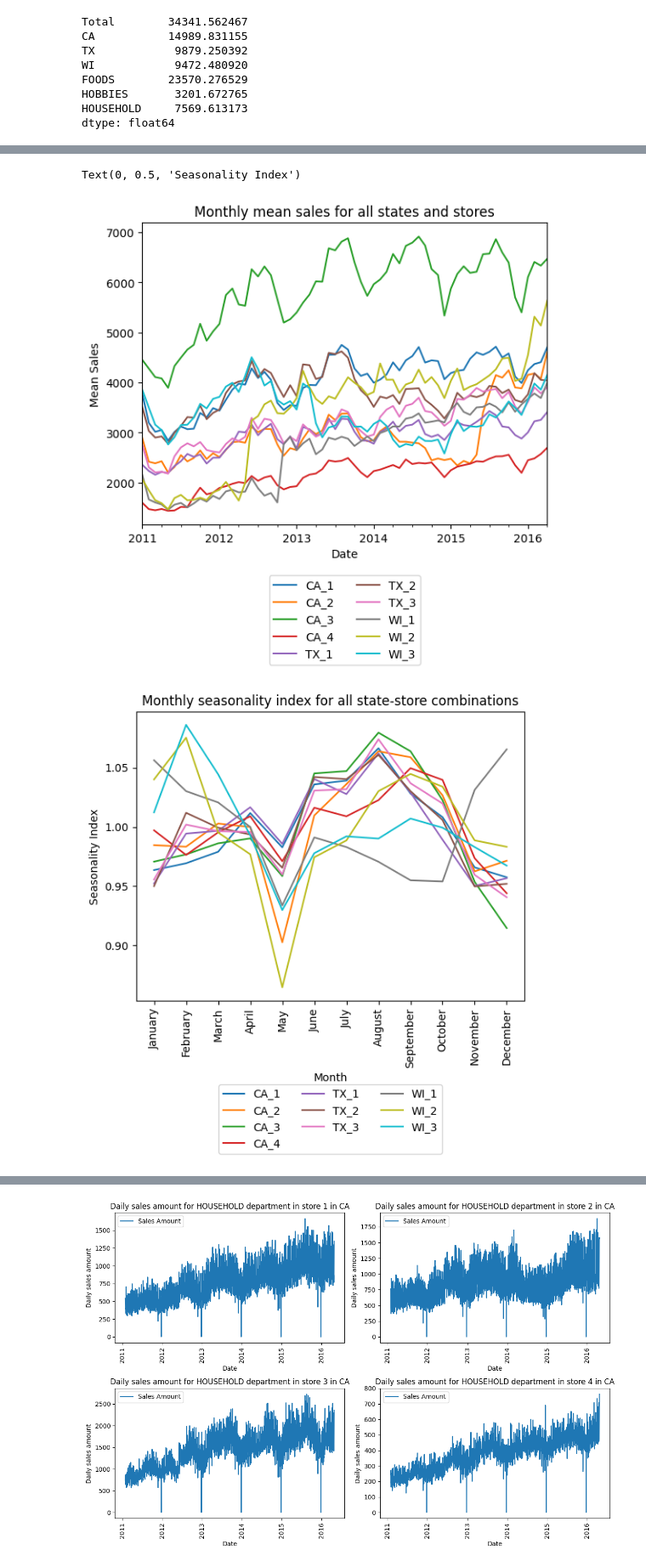
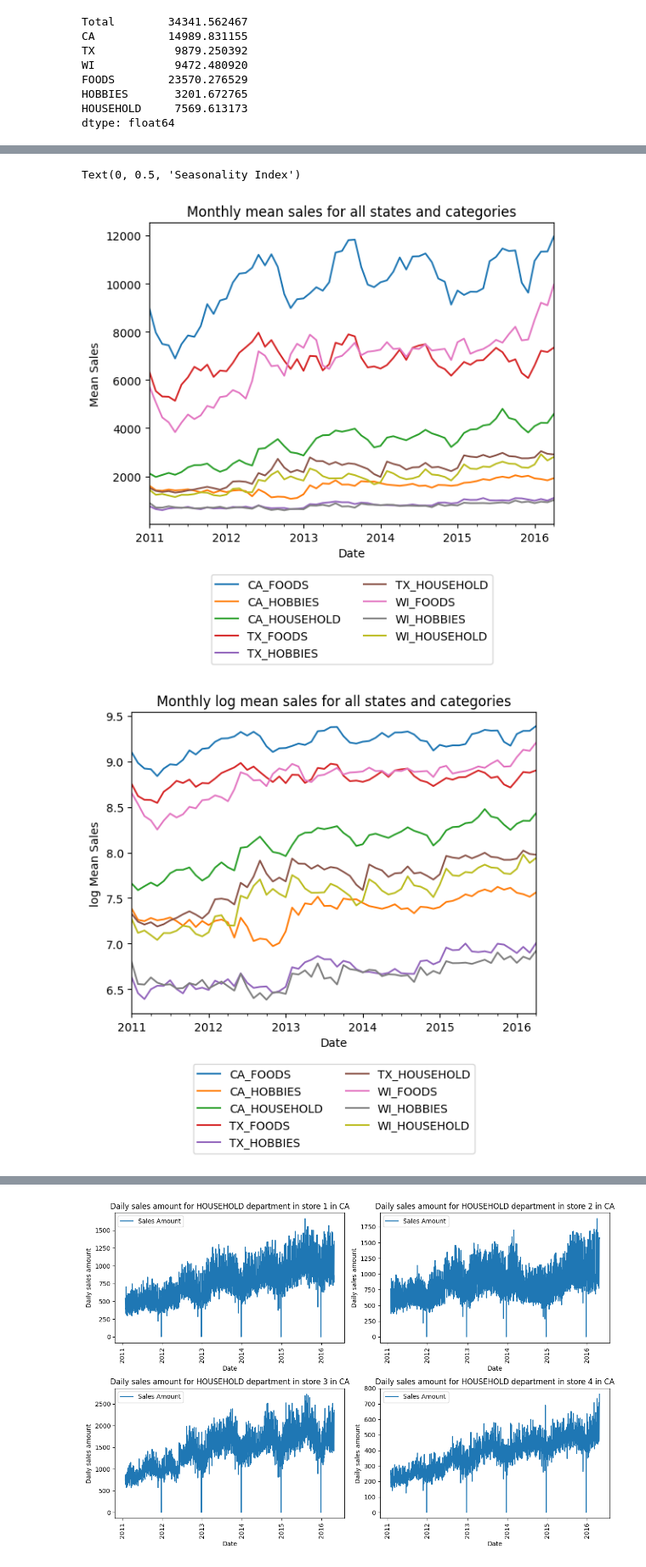
Before and after one commit to skoMarat/Hierarchical-Forecasting, a Jupyter notebook: eda.ipynb, the cells around one changed output, grey strips where cells are left out. Shown at 85% size. Drawn from its saved outputs; the diff is of its cells as text; code cells hidden in the pictures.

```diff
--- a/eda.ipynb
+++ b/eda.ipynb
@@ -5,3 +5,8 @@ import seaborn as sns
 import numpy as np
 import plotly_express as px
 import matplotlib.pyplot as plt
+
+path='c:\\Users\\31683\\Desktop\\data\\M5'
+from Tree import *
+Y_path=path+f"\\sales_train_validation.pkl"  # to data file
+Y_path_eval=path+f"\\sales_train_evaluation.pkl"
@@ -96,0 +52,3 @@ data
+# %%
+data=pd.read_pickle(path+f"\\sales_train_validation.pkl")
+data
@@ -403,16 +455,22 @@ Text(0, 0.5, 'Seasonality Index')
 # %%
-df = data.groupby(['state_id', 'store_id'], as_index=False).sum()
-df['state_store']=df['state_id']+str("_")+df['store_id'].astype(str)
-df.set_index('state_store',inplace=True)
+df = data.groupby(['state_id', 'cat_id'], as_index=False).sum()
+df['state_cat']=df['state_id']+str("_")+df['cat_id'].astype(str)
+df.set_index('state_cat',inplace=True)
 df=df.T.iloc[4:,:]
 df.index = pd.to_datetime(df.index)
 
 
 ax = df.resample('M').mean().plot()
 ax.legend(loc='upper center', bbox_to_anchor=(0.5, -0.15), ncol=2)
-ax.set_title('Monthly mean sales for all states and stores')
+ax.set_title('Monthly mean sales for all states and categories')
 ax.set_xlabel('Date')
 ax.set_ylabel('Mean Sales')
+
+ax = np.log(df.resample('M').mean().astype(int)).plot()
+ax.legend(loc='upper center', bbox_to_anchor=(0.5, -0.15), ncol=2)
+ax.set_title('Monthly log mean sales for all states and categories')
+ax.set_xlabel('Date')
+ax.set_ylabel('log Mean Sales')
 
 
 df=df.reset_index().rename(columns={'index': 'date'})
@@ -421,37 +479,36 @@ df['month']=df['date'].dt.month_name()
 df['DoW']=df['date'].dt.day_name()
 
 overal_avg=df.drop(columns=['DoW','date','month']).mean(axis=0)
 monhtly_avg=df.drop(columns=['DoW','date']).groupby('month').mean()
 seasonality_index=monhtly_avg/overal_avg
 month_order = ['January', 'February', 'March', 'April', 'May', 'June', 'July', 'August', 'September', 'October', 'November', 'December']
 seasonality_index.index = pd.CategoricalIndex(seasonality_index.index, categories=month_order, ordered=True)
 seasonality_index.sort_index(inplace=True)
 
-
-
 ax = seasonality_index.plot()
-ax.legend(loc='lower center', bbox_to_anchor=(0.5, -0.55), ncol=3)
+ax.legend(loc='center left', bbox_to_anchor=(1, 0.5))
 ax.set_xticks(range(len(seasonality_index.index)))
 ax.set_xticklabels(seasonality_index.index, rotation=90)
-ax.set_title('Monthly seasonality index for all state-store combinations')
+ax.set_title('Monthly seasonality index for all state-category combinations')
 ax.set_xlabel('Month')
 ax.set_ylabel('Seasonality Index')
+
 
 monhtly_avg=df.drop(columns=['month','date']).groupby('DoW').mean()
 seasonality_index=monhtly_avg/overal_avg
 dow_order = ['Monday', 'Tuesday', 'Wednesday', 'Thursday', 'Friday', 'Saturday', 'Sunday']
 seasonality_index.index = pd.CategoricalIndex(seasonality_index.index, categories=dow_order, ordered=True)
 seasonality_index.sort_index(inplace=True)
 
 
 ax = seasonality_index.plot()
 ax.legend(loc='center left', bbox_to_anchor=(1, 0.5))
 ax.set_xticks(range(len(seasonality_index.index)))
 ax.set_xticklabels(seasonality_index.index, rotation=90)
-ax.set_title('Weekly seasonality index for all state-store combinations')
+ax.set_title('Weekly seasonality index for all state-category combinations')
 ax.set_xlabel('Day of the week')
 ax.set_ylabel('Seasonality Index')
 # %% [output]
 Text(0, 0.5, 'Seasonality Index')
-[figure, old version]
+[figure, new version]
-[figure, old version]
+[figure, new version]
```
Also changed, not shown: parts of 17 cells of this notebook, 1 other file.
